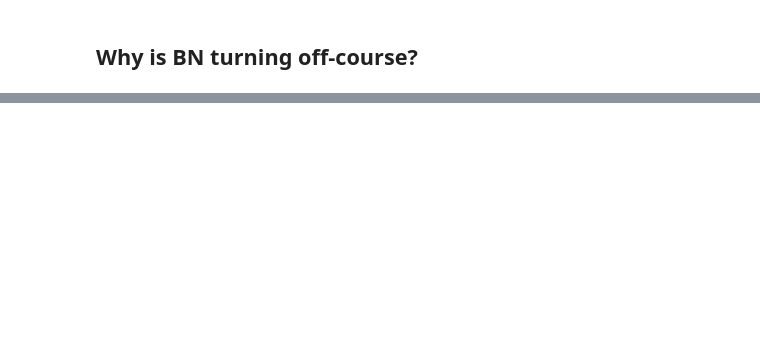
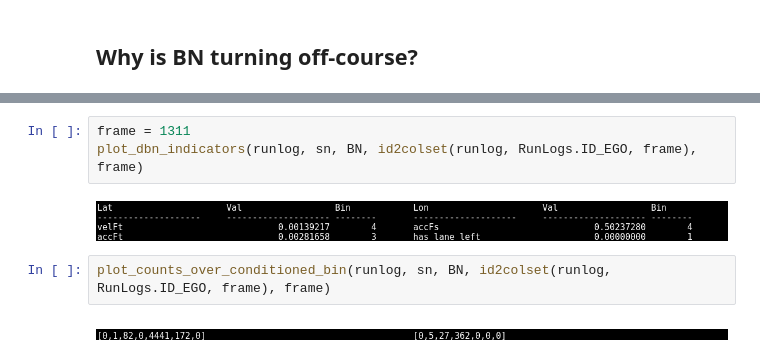
Before and after one commit to sisl/AutomotiveDrivingModels.jl, a Jupyter notebook: jnotebooks/train/TrainBN.ipynb, the cells around one changed output, grey strips where cells are left out. Cells and saved outputs as stored; diff of their text form; blank space fills up the shorter version.

```diff
--- a/jnotebooks/train/TrainBN.ipynb
+++ b/jnotebooks/train/TrainBN.ipynb
@@ -157,0 +209,9 @@ PGFPlots.GroupPlot([PGFPlots.Axis(PGFPlots.Plots.Plot[PGFPlots.Plots.Histogram(R
+# %%
+frame = 1311
+plot_dbn_indicators(runlog, sn, BN, id2colset(runlog, RunLogs.ID_EGO, frame), frame)
+# %% [output]
+[figure, added]
+# %%
+plot_counts_over_conditioned_bin(runlog, sn, BN, id2colset(runlog, RunLogs.ID_EGO, frame), frame)
+# %% [output]
+[figure, added]
```
Also changed, not shown: parts of 13 cells of this notebook, 11 other files.
